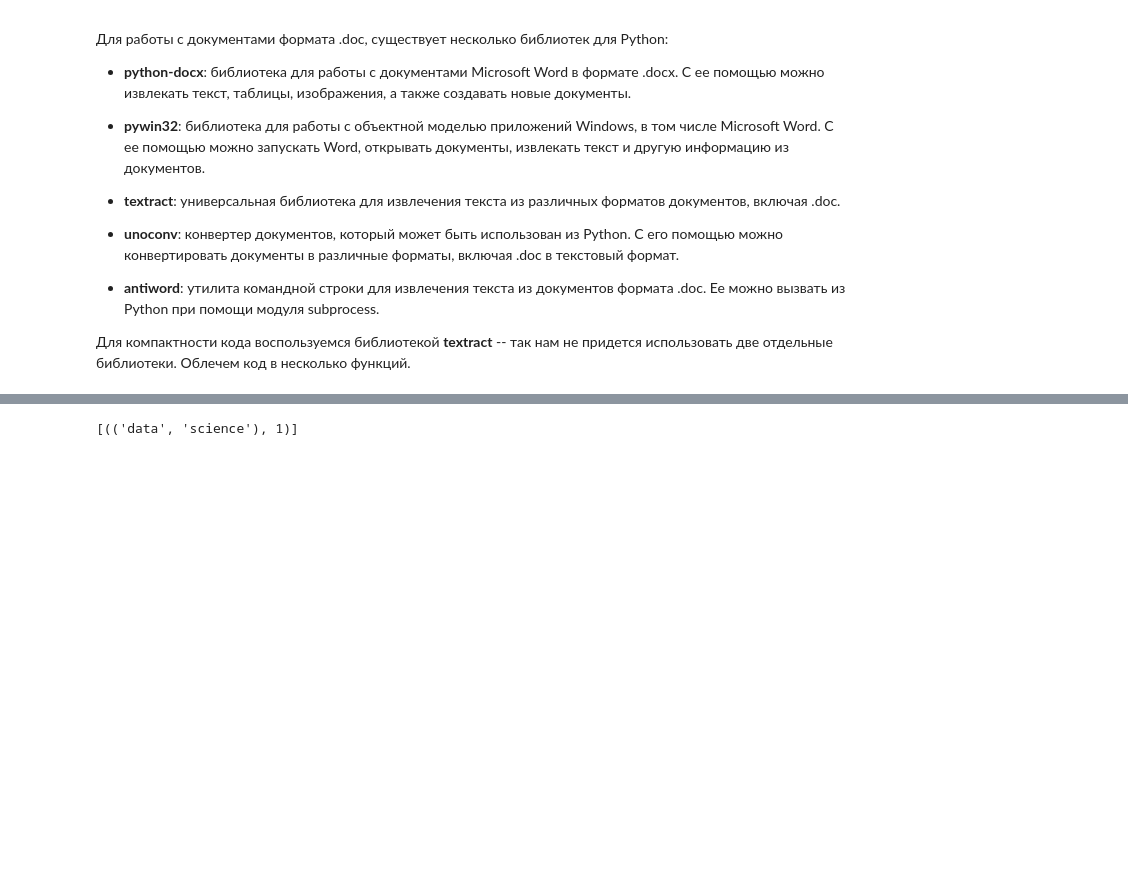
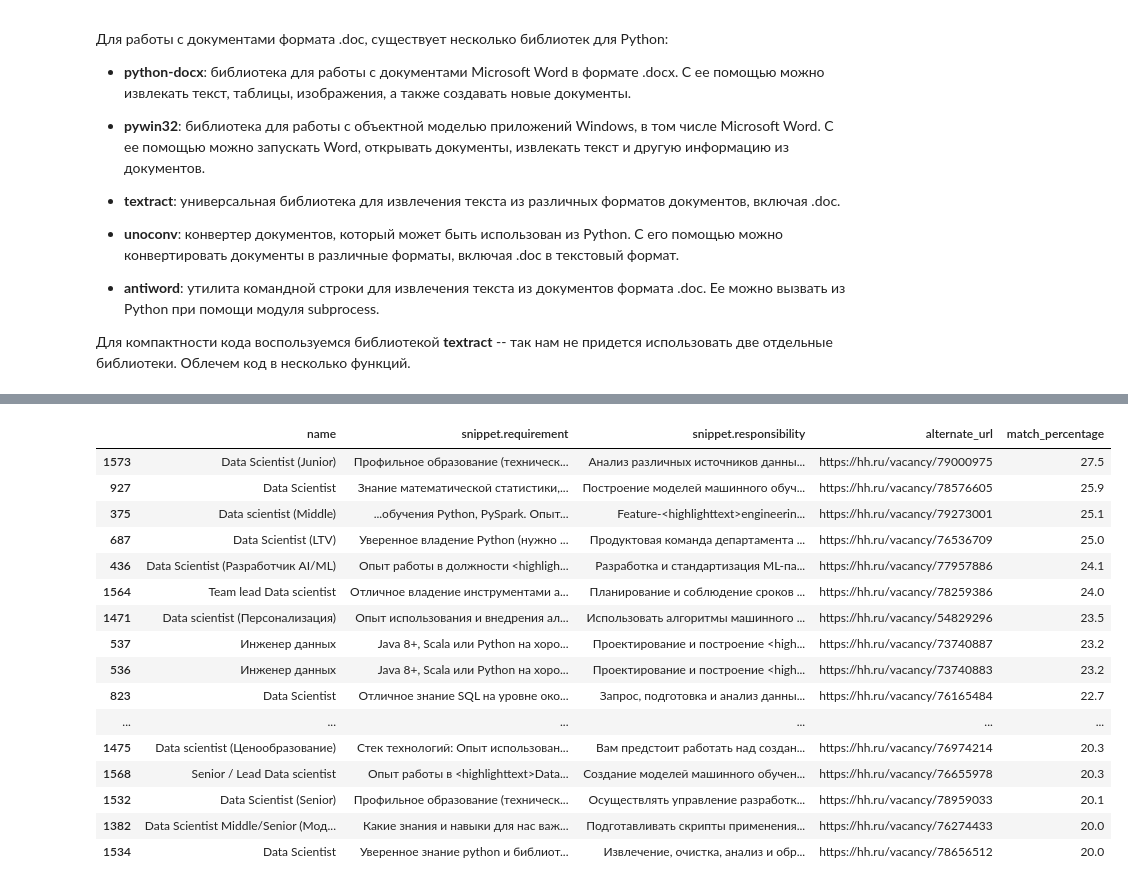
Before and after one commit to maima1810/hh_project, a Jupyter notebook: hh_project.ipynb, the cells around one changed output, grey strips where cells are left out. Drawn from its saved outputs; the diff is of its cells as text; code cells hidden in the pictures; blank space fills up the shorter version.

```diff
--- a/hh_project.ipynb
+++ b/hh_project.ipynb
@@ -1848,8 +1848,27 @@ top_similar_vacancies.head(20)
 | 739 | Аналитик данных / Data Analyst | Опыт работы в аналогичной должнос... | Формирования полезных фичей для м... | https://hh.ru/vacancy/78769543 | 12.3 |
 | 214 | Data Analyst/Data engineer | Знание подходов к тестированию мо... | Выявление аномалий в данных, пост... | https://hh.ru/vacancy/78908230 | 12.1 |
 | 927 | Data Scientist | Знание математической статистики,... | Построение моделей машинного обуч... | https://hh.ru/vacancy/78576605 | 12.0 |
-# %%
-text = text_prep(extract_resume_text(resume_file_path))
-get_top_english_bigrams(text)
-# %% [output]
-[(('data', 'science'), 1)]
+# %%
+# Проверка на другом резюме с hh.ru
+
+resume_file_path = 'data/cv3.docx'
+top_similar_vacancies = get_top_similar_vacancies(resume_file_path, X, df, vectorizer)
+top_similar_vacancies.head(20)
+# %% [output]
+|  | name | snippet.requirement | snippet.responsibility | alternate_url | match_percentage |
+| 1573 | Data Scientist (Junior) | Профильное образование (техническ... | Анализ различных источников данны... | https://hh.ru/vacancy/79000975 | 27.5 |
+| 927 | Data Scientist | Знание математической статистики,... | Построение моделей машинного обуч... | https://hh.ru/vacancy/78576605 | 25.9 |
+| 375 | Data scientist (Middle) | ...обучения Python, PySpark. Опыт... | Feature-<highlighttext>engineerin... | https://hh.ru/vacancy/79273001 | 25.1 |
+| 687 | Data Scientist (LTV) | Уверенное владение Python (нужно ... | Продуктовая команда департамента ... | https://hh.ru/vacancy/76536709 | 25.0 |
+| 436 | Data Scientist (Разработчик AI/ML) | Опыт работы в должности <highligh... | Разработка и стандартизация ML-па... | https://hh.ru/vacancy/77957886 | 24.1 |
+| 1564 | Team lead Data scientist | Отличное владение инструментами а... | Планирование и соблюдение сроков ... | https://hh.ru/vacancy/78259386 | 24.0 |
+| 1471 | Data scientist (Персонализация) | Опыт использования и внедрения ал... | Использовать алгоритмы машинного ... | https://hh.ru/vacancy/54829296 | 23.5 |
+| 537 | Инженер данных | Java 8+, Scala или Python на хоро... | Проектирование и построение <high... | https://hh.ru/vacancy/73740887 | 23.2 |
+| 536 | Инженер данных | Java 8+, Scala или Python на хоро... | Проектирование и построение <high... | https://hh.ru/vacancy/73740883 | 23.2 |
+| 823 | Data Scientist | Отличное знание SQL на уровне око... | Запрос, подготовка и анализ данны... | https://hh.ru/vacancy/76165484 | 22.7 |
+| ... | ... | ... | ... | ... | ... |
+| 1475 | Data scientist (Ценообразование) | Стек технологий: Опыт использован... | Вам предстоит работать над создан... | https://hh.ru/vacancy/76974214 | 20.3 |
+| 1568 | Senior / Lead Data scientist | Опыт работы в <highlighttext>Data... | Создание моделей машинного обучен... | https://hh.ru/vacancy/76655978 | 20.3 |
+| 1532 | Data Scientist (Senior) | Профильное образование (техническ... | Осуществлять управление разработк... | https://hh.ru/vacancy/78959033 | 20.1 |
+| 1382 | Data Scientist Middle/Senior (Мод... | Какие знания и навыки для нас важ... | Подготавливать скрипты применения... | https://hh.ru/vacancy/76274433 | 20.0 |
+| 1534 | Data Scientist | Уверенное знание python и библиот... | Извлечение, очистка, анализ и обр... | https://hh.ru/vacancy/78656512 | 20.0 |
```
Also changed, not shown: parts of 2 cells of this notebook, 3 other files.
